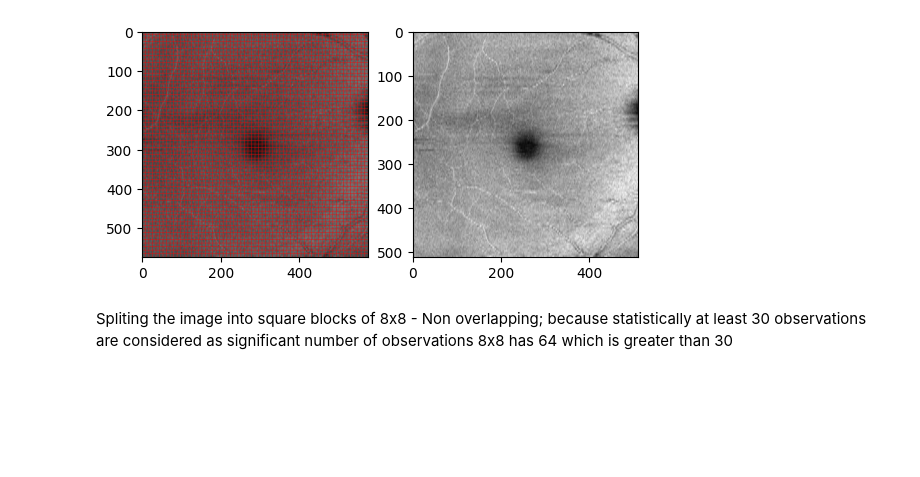
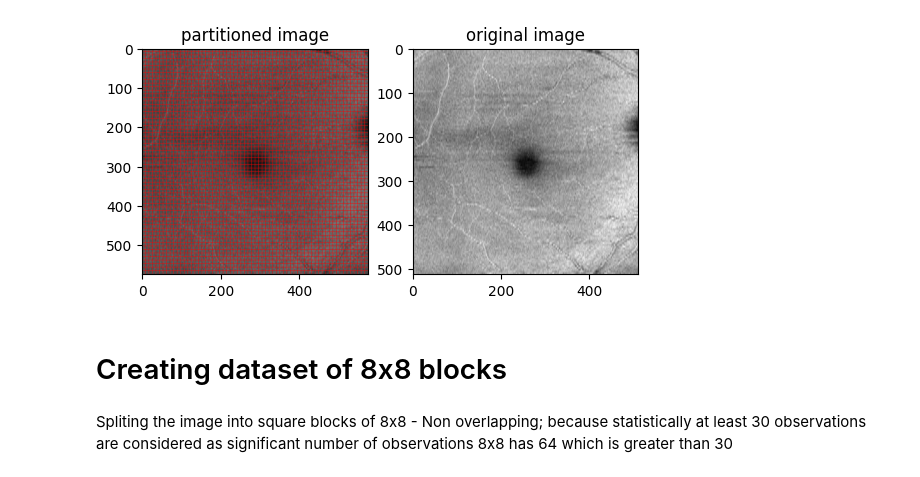
Before and after one commit to AdarshG-Uncg/bdml_610_project, a Jupyter notebook: exploration ipynb files/ex1.ipynb, the cells around one changed output. Cells and saved outputs as stored; diff of their text form; code cells hidden in the pictures; blank space fills up the shorter version.

```diff
--- a/exploration ipynb files/ex1.ipynb
+++ b/exploration ipynb files/ex1.ipynb
@@ -29,10 +31,14 @@ for i in range(1,len(hsp)):
 # %%
 fig,ax = plt.subplots(1,2)
 ax[0].imshow(fin)
+ax[0].title.set_text('partitioned image')
 ax[1].imshow(im,cmap='gray')
+ax[1].title.set_text('original image')
 plt.show()
 # %% [output]
-[figure, old version]
+[figure, new version]
+# %% [markdown]
+# Creating dataset of 8x8 blocks
 # %% [markdown]
 Spliting the image into square blocks of 8x8 - Non overlapping; because statistically at least 30 observations are
 considered as significant number of observations
```
Also changed, not shown: parts of 24 cells of this notebook, 2 other files.
